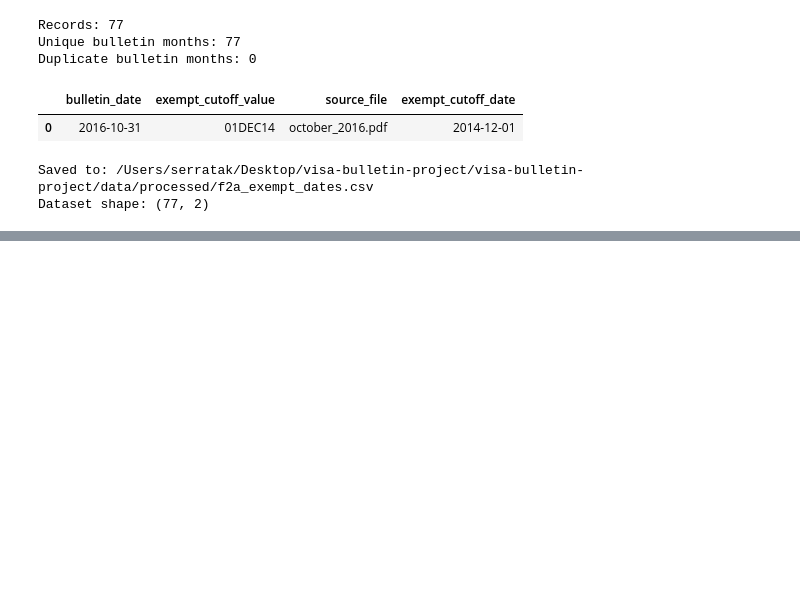
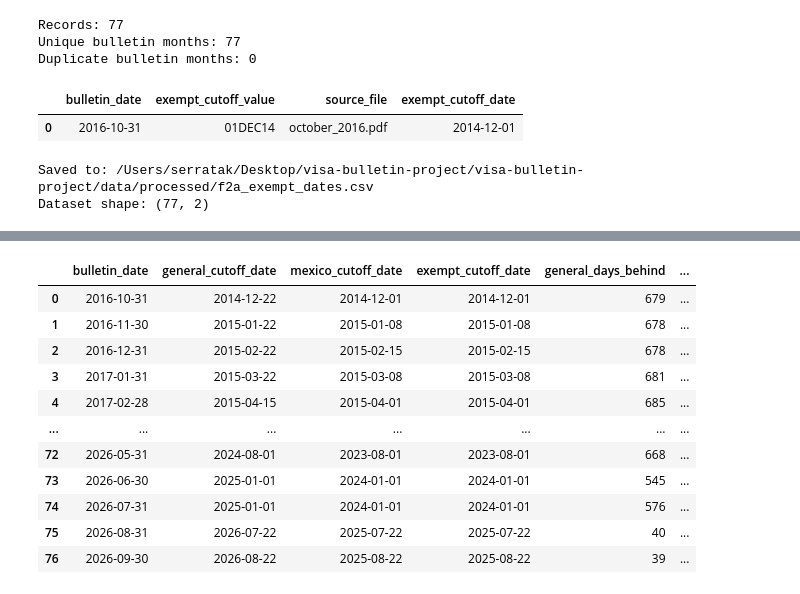
Before and after one commit to stak-k/visa-bulletin-project, a Jupyter notebook: notebooks/04_parse_f2a_exempt_dates.ipynb, the cells around one changed output, grey strips where cells are left out. Saved outputs shown, nothing was run; the diff lists cells and outputs as text; code cells hidden in the pictures; blank space fills up the shorter version.

```diff
--- a/notebooks/04_parse_f2a_exempt_dates.ipynb
+++ b/notebooks/04_parse_f2a_exempt_dates.ipynb
@@ -176,0 +334,90 @@ Dataset shape: (77, 2)
+# %%
+# Create a simplified Q1 F2A comparison table using:
+# 1) All Chargeability Areas Except Those Listed as the general reference group
+# 2) Mexico as a separate comparison
+# 3) The F2A exempt cutoff date
+
+general_f2a = f2a_comparison[
+    f2a_comparison["chargeability_area"]
+    == "All Chargeability Areas Except Those Listed"
+][
+    [
+        "bulletin_date",
+        "cutoff_date",
+        "exempt_cutoff_date",
+        "regular_days_behind",
+        "exempt_days_behind"
+    ]
+].copy()
+
+general_f2a = general_f2a.rename(
+    columns={
+        "cutoff_date": "general_cutoff_date",
+        "regular_days_behind": "general_days_behind"
+    }
+)
+
+mexico_f2a = f2a_comparison[
+    f2a_comparison["chargeability_area"] == "Mexico"
+][
+    [
+        "bulletin_date",
+        "cutoff_date",
+        "regular_days_behind"
+    ]
+].copy()
+
+mexico_f2a = mexico_f2a.rename(
+    columns={
+        "cutoff_date": "mexico_cutoff_date",
+        "regular_days_behind": "mexico_days_behind"
+    }
+)
+
+# Merge the general and Mexico F2A data by bulletin month
+f2a_q1_comparison = general_f2a.merge(
+    mexico_f2a,
+    on="bulletin_date",
+    how="inner"
+)
+
+# Calculate the difference between regular and exempt cutoff dates
+f2a_q1_comparison["general_gap_days"] = (
+    f2a_q1_comparison["general_cutoff_date"]
+    - f2a_q1_comparison["exempt_cutoff_date"]
+).dt.days
+
+f2a_q1_comparison["mexico_gap_days"] = (
+    f2a_q1_comparison["mexico_cutoff_date"]
+    - f2a_q1_comparison["exempt_cutoff_date"]
+).dt.days
+
+# Put columns in a clean order
+f2a_q1_comparison = f2a_q1_comparison[
+    [
+        "bulletin_date",
+        "general_cutoff_date",
+        "mexico_cutoff_date",
+        "exempt_cutoff_date",
+        "general_days_behind",
+        "mexico_days_behind",
+        "exempt_days_behind",
+        "general_gap_days",
+        "mexico_gap_days"
+    ]
+].sort_values("bulletin_date").reset_index(drop=True)
+
+f2a_q1_comparison
+# %% [output]
+|  | bulletin_date | general_cutoff_date | mexico_cutoff_date | exempt_cutoff_date | general_days_behind | ... |
+| 0 | 2016-10-31 | 2014-12-22 | 2014-12-01 | 2014-12-01 | 679 | ... |
+| 1 | 2016-11-30 | 2015-01-22 | 2015-01-08 | 2015-01-08 | 678 | ... |
+| 2 | 2016-12-31 | 2015-02-22 | 2015-02-15 | 2015-02-15 | 678 | ... |
+| 3 | 2017-01-31 | 2015-03-22 | 2015-03-08 | 2015-03-08 | 681 | ... |
+| 4 | 2017-02-28 | 2015-04-15 | 2015-04-01 | 2015-04-01 | 685 | ... |
+| ... | ... | ... | ... | ... | ... | ... |
+| 72 | 2026-05-31 | 2024-08-01 | 2023-08-01 | 2023-08-01 | 668 | ... |
+| 73 | 2026-06-30 | 2025-01-01 | 2024-01-01 | 2024-01-01 | 545 | ... |
+| 74 | 2026-07-31 | 2025-01-01 | 2024-01-01 | 2024-01-01 | 576 | ... |
+| 75 | 2026-08-31 | 2026-07-22 | 2025-07-22 | 2025-07-22 | 40 | ... |
+| 76 | 2026-09-30 | 2026-08-22 | 2025-08-22 | 2025-08-22 | 39 | ... |
```
Also changed, not shown: parts of 15 cells of this notebook, 3 other files.
